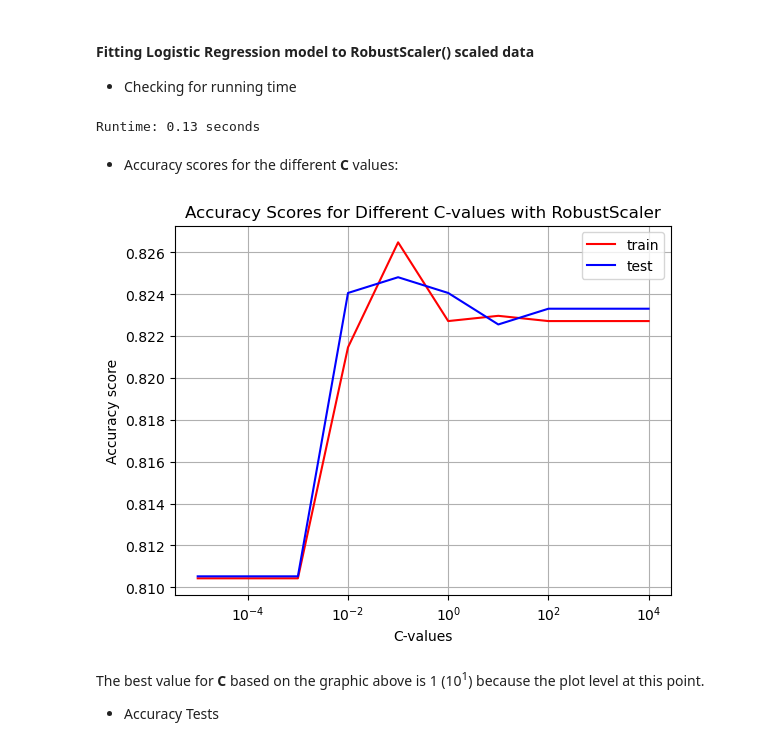
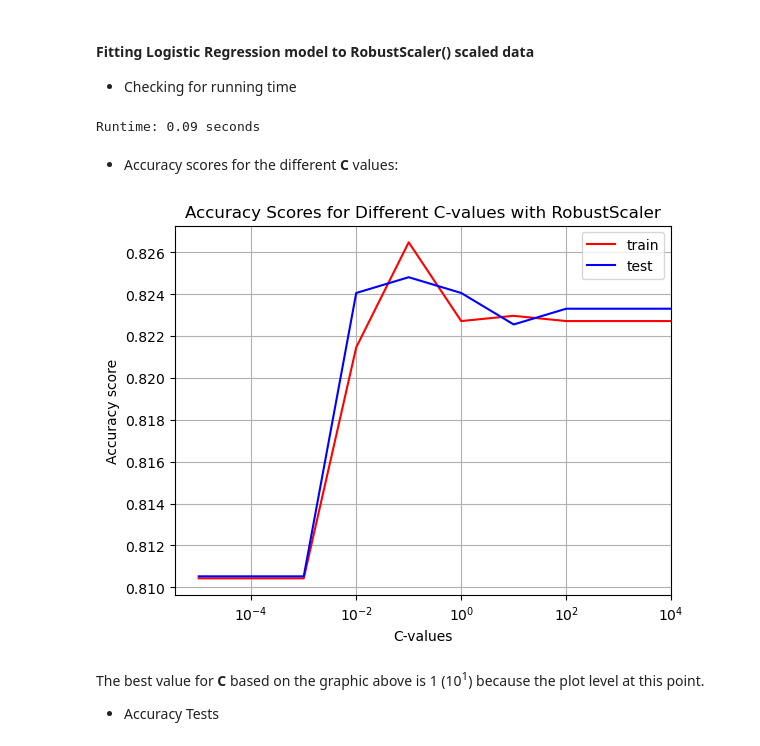
Before and after one commit to danielamartinezli/wine_classification, a Jupyter notebook: notebook/wine_quality.ipynb, the cells around one changed output. Drawn from its saved outputs; the diff is of its cells as text; code cells hidden in the pictures.

```diff
--- a/notebook/wine_quality.ipynb
+++ b/notebook/wine_quality.ipynb
@@ -715,6 +711,8 @@ A very fast process.
 - Accuracy scores for the different **C** values:
 # %%
 # visualize accuracies for different C-values
+C_values = [0.00001, 0.0001, 0.001, 0.01, 0.1, 1, 10, 100, 1000, 10000]
+
 plt.figure()
 plt.plot(C_values, train_acc_mm, c='red', label='train')
 plt.plot(C_values, test_acc_mm, c='blue', label='test')
@@ -726,5 +724,7 @@ plt.xlabel('C-values')
 plt.ylabel('Accuracy score')
 plt.legend()
 plt.grid(True)
+#plt.xlim(0, max(neighbors))  # Adjust the x-axis limits
+plt.xlim(0, max(C_values))
 plt.show()
 # %% [output]
@@ -801,6 +801,10 @@ Runtime: 0.15 seconds
 # %% [markdown]
 - Accuracy scores for the different **C** values:
 # %%
+# visualize accuracies for different C-values
+C_values = [0.00001, 0.0001, 0.001, 0.01, 0.1, 1, 10, 100, 1000, 10000]
+
+
 # visualize accuracies for different C-values
 plt.figure()
 plt.plot(C_values, train_acc_ss, c='red', label='train')
@@ -813,5 +817,6 @@ plt.xlabel('C-values')
 plt.ylabel('Accuracy score')
 plt.legend()
 plt.grid(True)
+plt.xlim(0, max(C_values))
 plt.show()
 # %% [output]
@@ -879,25 +884,29 @@ stop = time.time()
 runtime_logit_rob = stop-start
 print(f"Runtime: {round(runtime_logit_rob,2)} seconds")
 # %% [output]
-Runtime: 0.13 seconds
+Runtime: 0.09 seconds
 # %% [markdown]
 - Accuracy scores for the different **C** values:
 # %%
+# visualize accuracies for different C-values
+C_values = [0.00001, 0.0001, 0.001, 0.01, 0.1, 1, 10, 100, 1000, 10000]
+
 # visualize accuracies for different C-values
 plt.figure()
 plt.plot(C_values, train_acc_rob, c='red', label='train')
 plt.plot(C_values, test_acc_rob, c='blue', label='test')
 plt.xscale('log')
 
 # Labels
 plt.title('Accuracy Scores for Different C-values with RobustScaler')
 plt.xlabel('C-values')
 plt.ylabel('Accuracy score')
 plt.legend()
 plt.grid(True)
+plt.xlim(0, max(C_values))
 plt.show()
 # %% [output]
-[figure, old version]
+[figure, new version]
 # %% [markdown]
 The best value for **C** based on the graphic above is 1 (10<sup>1</sup>) because the plot level at this point.
 
```
Also changed, not shown: parts of 76 cells of this notebook.
